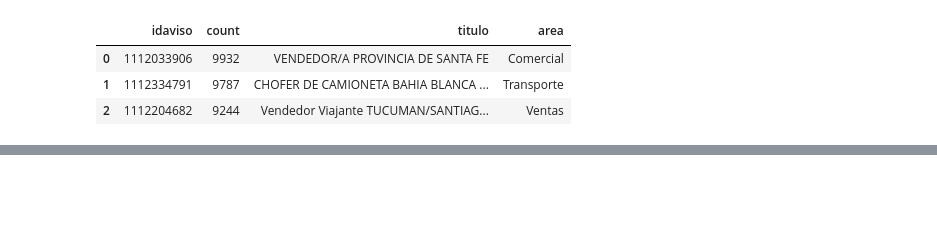
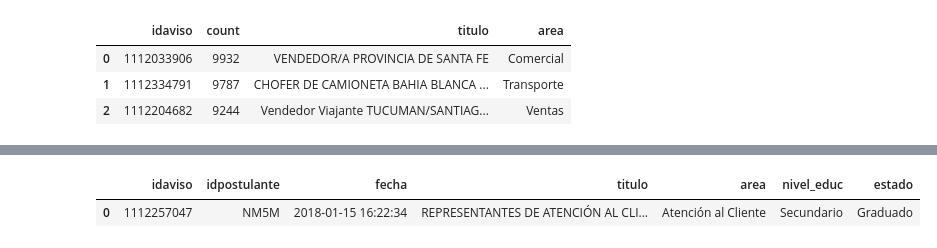
Before and after one commit to tbotalla/Datos1Q2018, a Jupyter notebook: parte1/Postulaciones.ipynb, the cells around one changed output, grey strips where cells are left out. Cells and saved outputs as stored; diff of their text form; code cells hidden in the pictures; blank space fills up the shorter version.

```diff
--- a/parte1/Postulaciones.ipynb
+++ b/parte1/Postulaciones.ipynb
@@ -114,0 +120,5 @@ plt.show()
+# %%
+data.head(1)
+# %% [output]
+|  | idaviso | idpostulante | fecha | titulo | area | nivel_educ | estado |
+| 0 | 1112257047 | NM5M | 2018-01-15 16:22:34 | REPRESENTANTES DE ATENCIÓN AL CLI... | Atención al Cliente | Secundario | Graduado |
```
Also changed, not shown: parts of 4 cells of this notebook.
